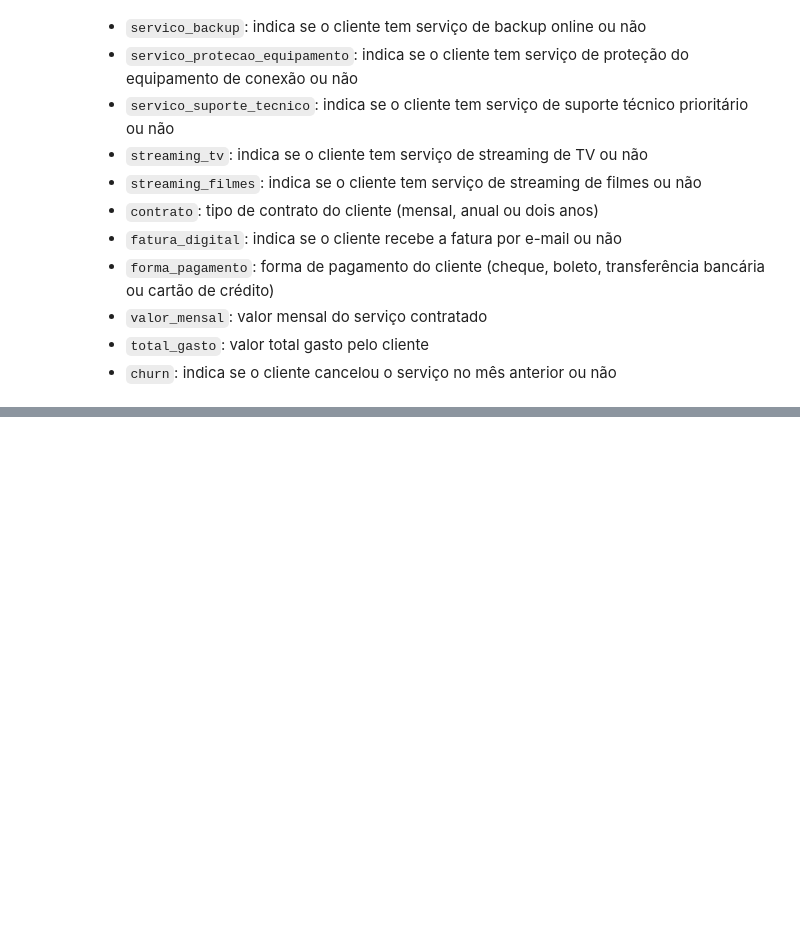
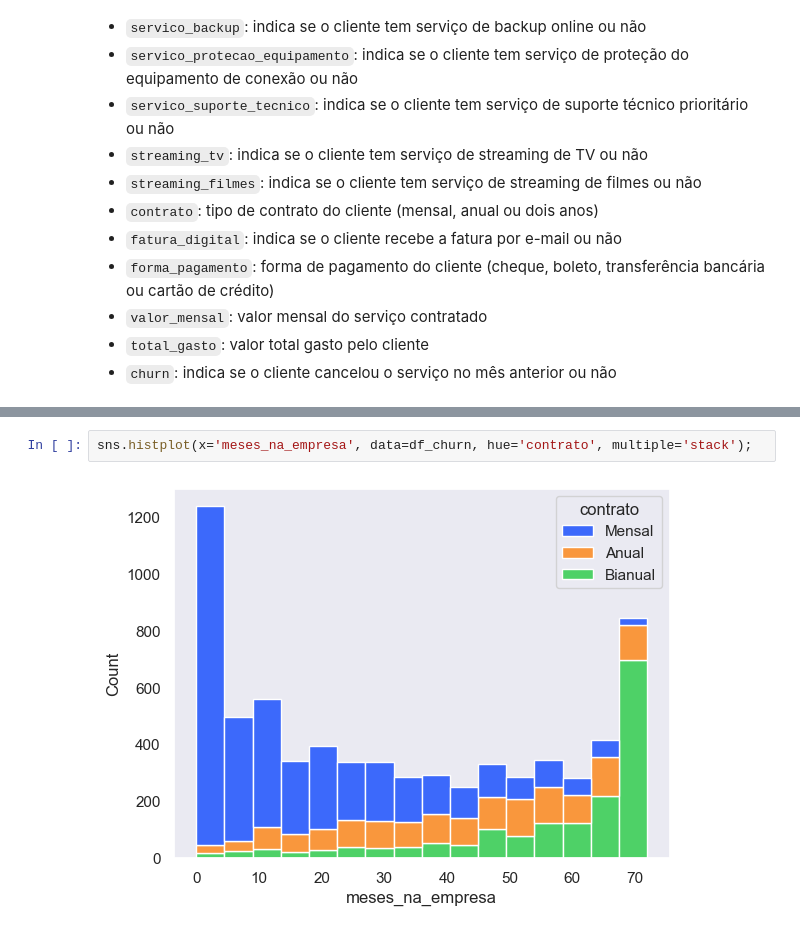
Before and after one commit to iagooteles/dataScience, a Jupyter notebook: seaborn/pandas_seaborn.ipynb, the cells around one changed output, grey strips where cells are left out. Drawn from its saved outputs; the diff is of its cells as text; blank space fills up the shorter version.

```diff
--- a/seaborn/pandas_seaborn.ipynb
+++ b/seaborn/pandas_seaborn.ipynb
@@ -45,0 +106,4 @@ df_churn.head()
+# %%
+sns.histplot(x='meses_na_empresa', data=df_churn, hue='contrato', multiple='stack');
+# %% [output]
+[figure, added]
```
Also changed, not shown: parts of 20 cells of this notebook, 3 other files.
